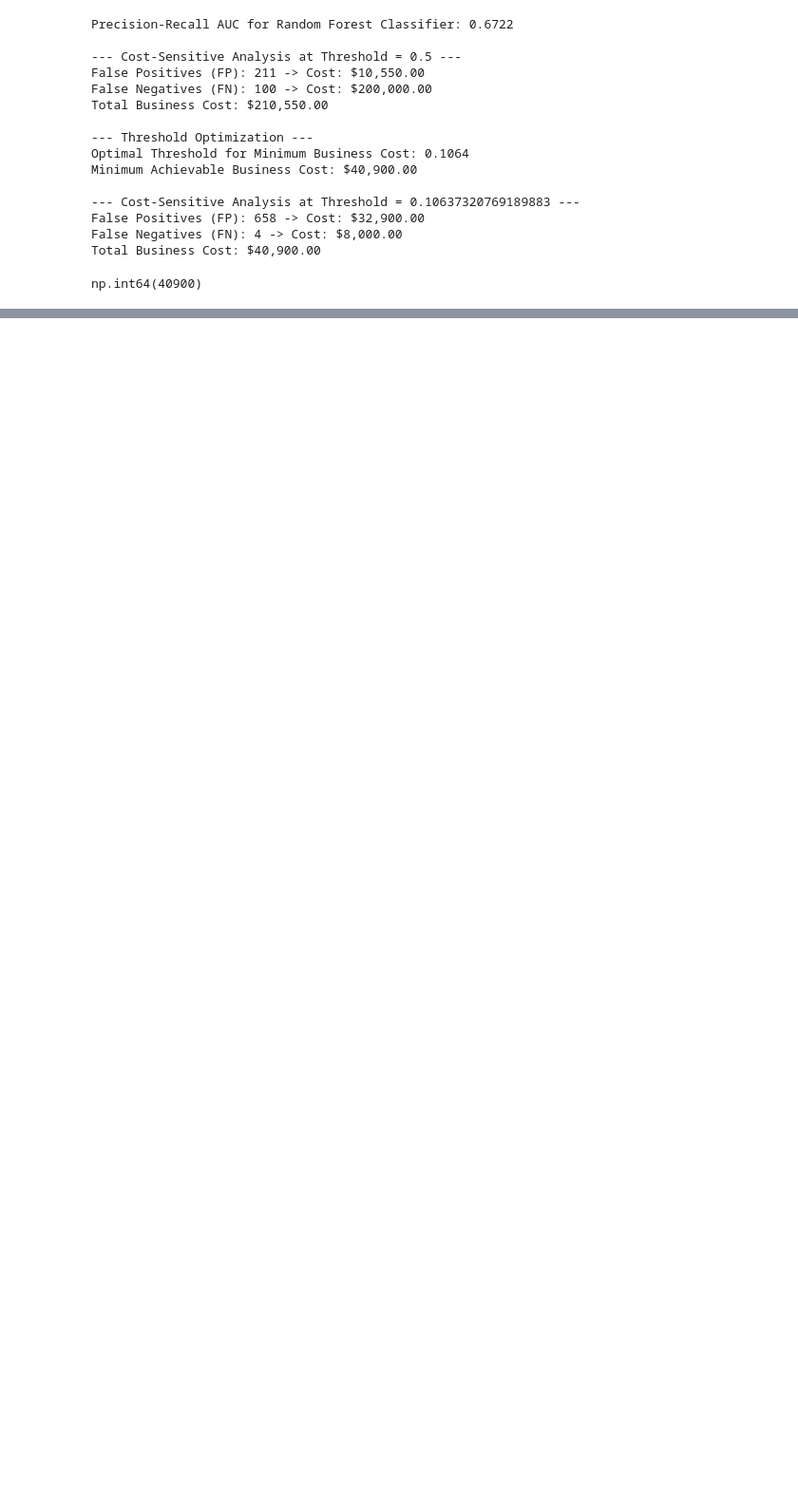
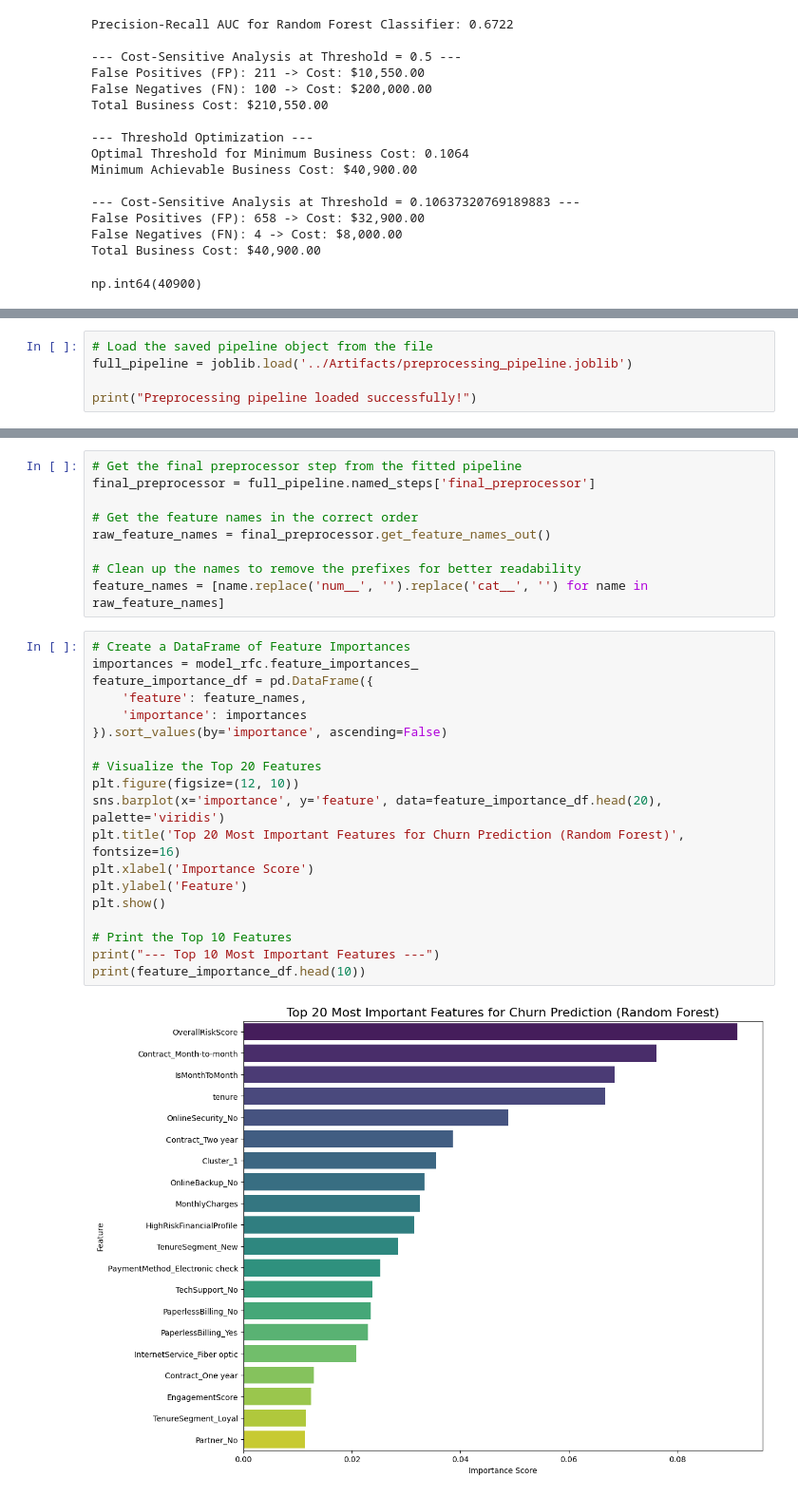
Before and after one commit to yugan243/Telco-Customer-Churn, a Jupyter notebook: Data Preprocessing and Model Training/2_ensemble_model_training.ipynb, the cells around one changed output, grey strips where cells are left out. Shown: that part at 95% size. Saved outputs shown, nothing was run; the diff lists cells and outputs as text; blank space fills up the shorter version.

Commit message:
initial training of ensemble models is done

```diff
--- a/Data Preprocessing and Model Training/2_ensemble_model_training.ipynb
+++ b/Data Preprocessing and Model Training/2_ensemble_model_training.ipynb
@@ -118,0 +126,5 @@ np.int64(40900)
+# %%
+# Load the saved pipeline object from the file
+full_pipeline = joblib.load('../Artifacts/preprocessing_pipeline.joblib')
+
+print("Preprocessing pipeline loaded successfully!")
@@ -118,0 +133,30 @@ np.int64(40900)
+# %%
+# Get the final preprocessor step from the fitted pipeline
+final_preprocessor = full_pipeline.named_steps['final_preprocessor']
+
+# Get the feature names in the correct order
+raw_feature_names = final_preprocessor.get_feature_names_out()
+
+# Clean up the names to remove the prefixes for better readability
+feature_names = [name.replace('num__', '').replace('cat__', '') for name in raw_feature_names]
+# %%
+# Create a DataFrame of Feature Importances
+importances = model_rfc.feature_importances_
+feature_importance_df = pd.DataFrame({
+    'feature': feature_names,
+    'importance': importances
+}).sort_values(by='importance', ascending=False)
+
+# Visualize the Top 20 Features
+plt.figure(figsize=(12, 10))
+sns.barplot(x='importance', y='feature', data=feature_importance_df.head(20), palette='viridis')
+plt.title('Top 20 Most Important Features for Churn Prediction (Random Forest)', fontsize=16)
+plt.xlabel('Importance Score')
+plt.ylabel('Feature')
+plt.show()
+
+# Print the Top 10 Features
+print("--- Top 10 Most Important Features ---")
+print(feature_importance_df.head(10))
+# %% [output]
+[figure, added]
```
Also changed, not shown: parts of 33 cells of this notebook, 6 other files.
